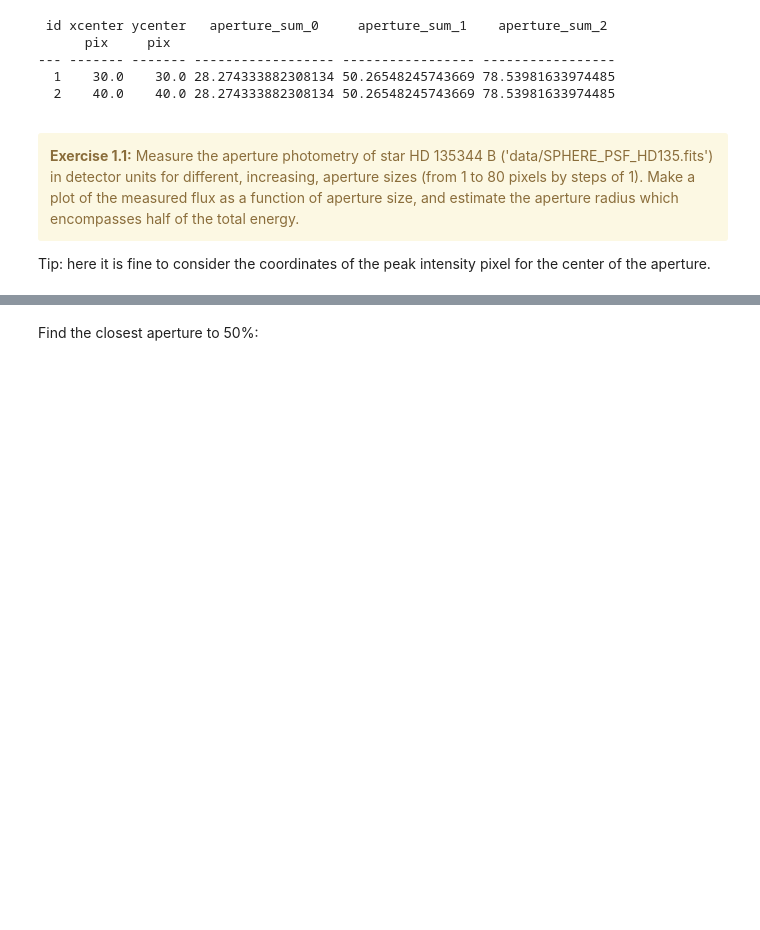
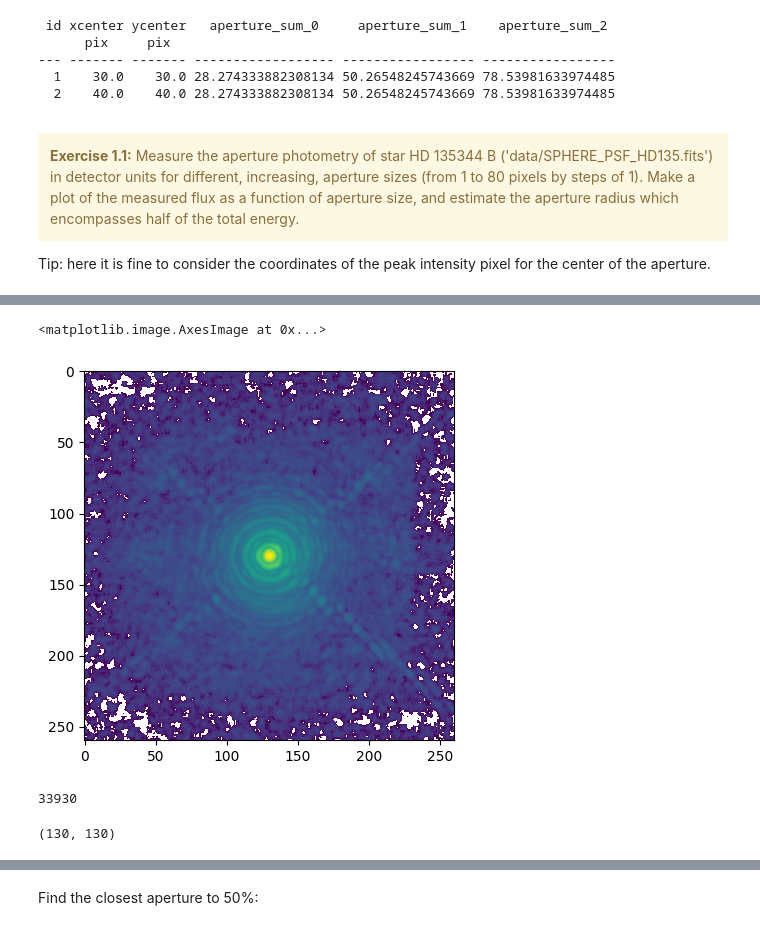
Before and after one commit to SPAT0086/Ongoing, a Jupyter notebook: 07_Photometry/07_Photometry.ipynb, the cells around one changed output, grey strips where cells are left out. Cells and saved outputs as stored; diff of their text form; code cells hidden in the pictures; blank space fills up the shorter version.

```diff
--- a/07_Photometry/07_Photometry.ipynb
+++ b/07_Photometry/07_Photometry.ipynb
@@ -158,0 +167,17 @@ Tip: here it is fine to consider the coordinates of the peak intensity pixel for
+# %%
+from matplotlib.colors import LogNorm
+
+plt.imshow(image, norm=LogNorm(vmin=1, vmax=np.amax(image)))
+# %% [output]
+<matplotlib.image.AxesImage at 0x...>
+[figure, added]
+# %%
+max_coords = np.argmax(image)
+max_coords
+# %% [output]
+33930
+# %%
+cy, cx = np.unravel_index(max_coords, image.shape)
+cy, cx
+# %% [output]
+(130, 130)
```
Also changed, not shown: parts of 14 cells of this notebook, 7 other files.
